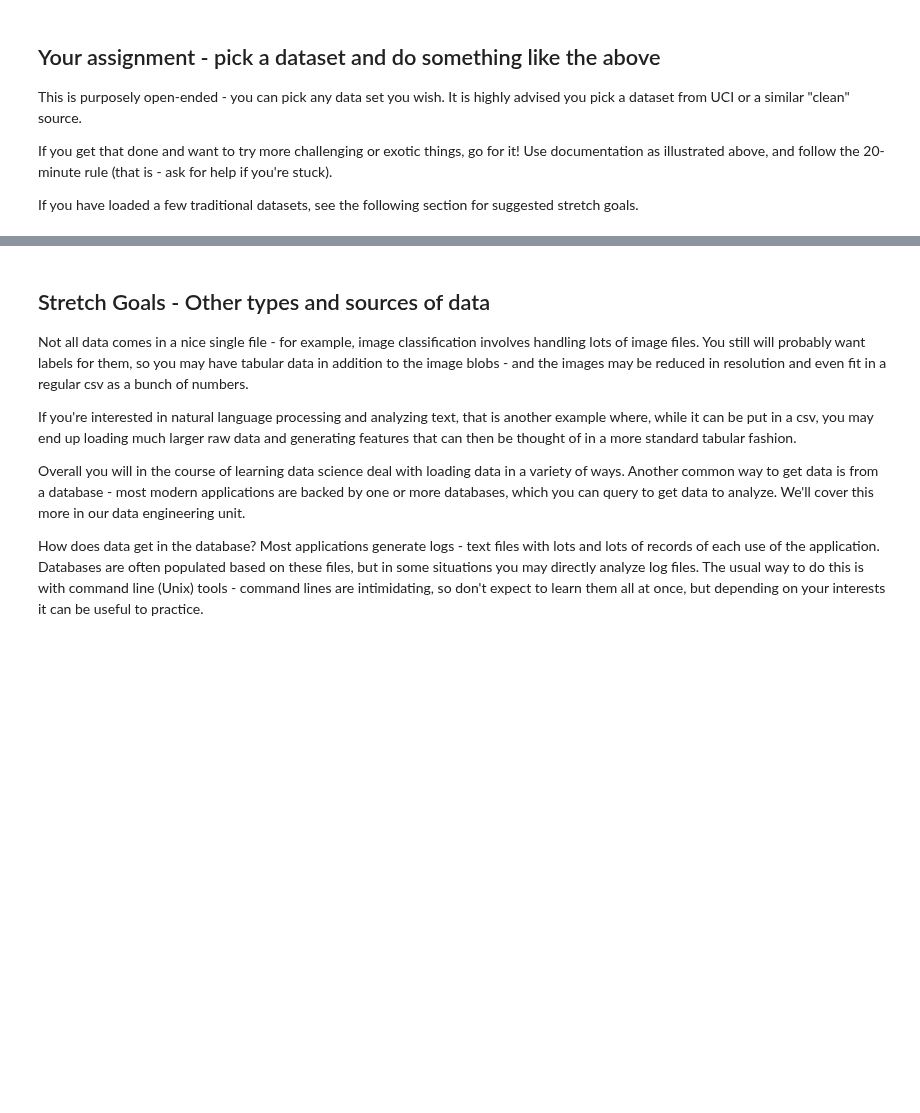
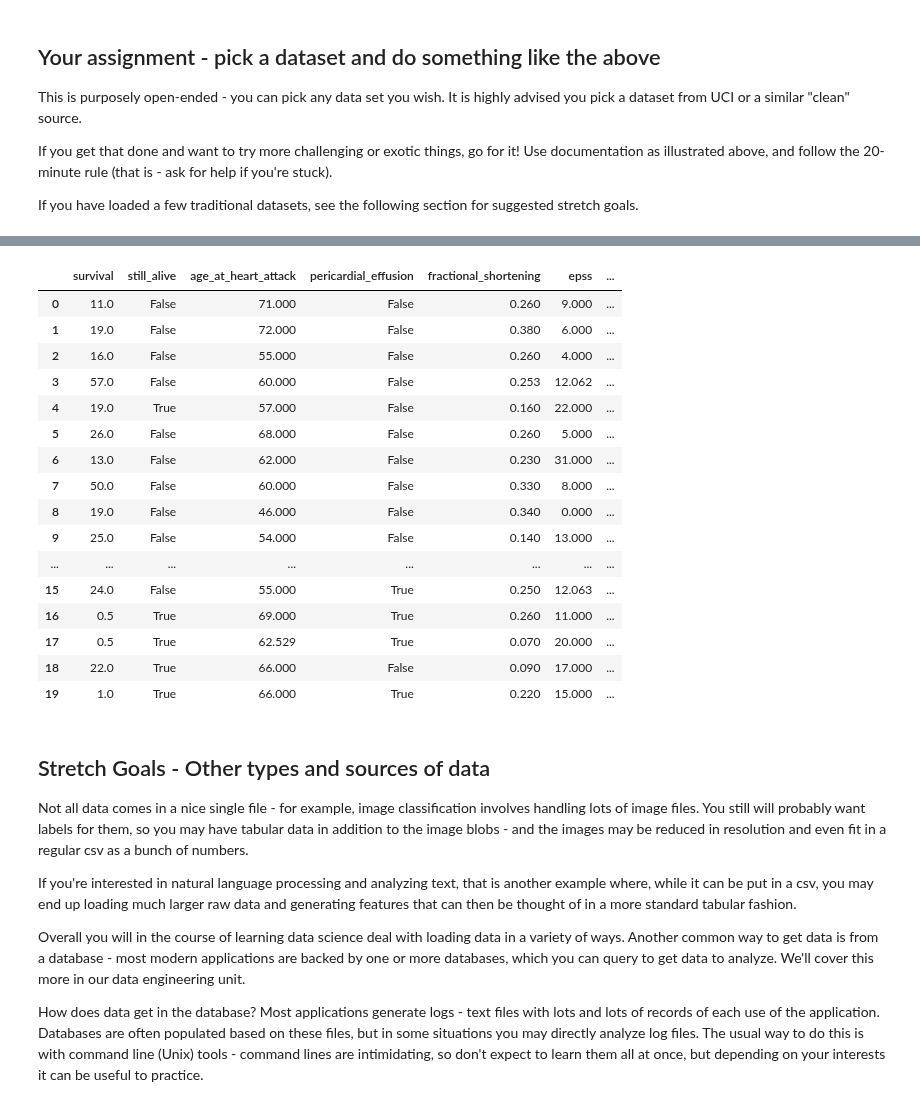
Before and after one commit to bloominstituteoftechnology/DS-Unit-1-Sprint-1-Dealing-With-Data, a Jupyter notebook: module2-loadingdata/LS_DS_112_Loading_Data.ipynb, the cells around one changed output, grey strips where cells are left out. Drawn from its saved outputs; the diff is of its cells as text; code cells hidden in the pictures; blank space fills up the shorter version.

```diff
--- a/module2-loadingdata/LS_DS_112_Loading_Data.ipynb
+++ b/module2-loadingdata/LS_DS_112_Loading_Data.ipynb
@@ -215,0 +401,7 @@ If you have loaded a few traditional datasets, see the following section for sug
+# %%
+# 1. Read in dataset: UCI MLR Endocardiogram Dataset
+# Read in CSV file and set feature labels
+features = ['survival', 'still_alive', 'age_at_heart_attack', 'pericardial_effusion', 'fractional_shortening', 'epss',
+           'lvdd', 'wall_motion_score', 'wall_motion_index', 'mult', 'name', 'group', 'alive_at_1']
+df = pd.read_csv('https://archive.ics.uci.edu/ml/machine-learning-databases/echocardiogram/echocardiogram.data', header=None, names=features)
+df.head()
@@ -215,0 +439,10 @@ If you have loaded a few traditional datasets, see the following section for sug
+# %%
+# 3. Data engineering
+# There is only one NaN 'survival' observation so I will use pd.dropna()
+df = df.dropna(how='any', axis='index')
+
+# Drop useless features, based on dataset documentation
+df = df.drop(labels=['name', 'group', 'mult'], axis='columns')
+
+# Based on the DataFrame shape from the previous cell, the new shape() should return (131, 10)
+df.shape
@@ -215,0 +451,16 @@ If you have loaded a few traditional datasets, see the following section for sug
+# %%
+# Replace missing data with NaN explicitly instead of pd.to_numeric(coerce='')
+df = df.replace('?', np.NaN)
+df = df.fillna(method='ffill')
+
+# This operation violates the DRY principle, and there should be a more concise way to perform this type casting.
+# I found this method here: https://stackoverflow.com/questions/15891038/change-data-type-of-columns-in-pandas
+df[['survival', 'age_at_heart_attack', 'fractional_shortening', 'epss', 'lvdd',
+  'wall_motion_score', 'wall_motion_index']] = df[['survival', 'age_at_heart_attack', 'fractional_shortening', 'epss', 'lvdd',
+  'wall_motion_score', 'wall_motion_index']].apply(pd.to_numeric)
+
+# A separate method for type casting, going from float to int
+df = df.astype({'still_alive': int, 'alive_at_1': int})
+# Now, convert from int to bool
+df = df.astype({'still_alive': bool, 'alive_at_1': bool, 'pericardial_effusion': bool})
+df.info()
@@ -216,3 +483,24 @@ If you have loaded a few traditional datasets, see the following section for sug
+# %%
+# 4. Display resultant DataFrame
+df.head(20)
+# %% [output]
+|  | survival | still_alive | age_at_heart_attack | pericardial_effusion | fractional_shortening | epss | ... |
+| 0 | 11.0 | False | 71.000 | False | 0.260 | 9.000 | ... |
+| 1 | 19.0 | False | 72.000 | False | 0.380 | 6.000 | ... |
+| 2 | 16.0 | False | 55.000 | False | 0.260 | 4.000 | ... |
+| 3 | 57.0 | False | 60.000 | False | 0.253 | 12.062 | ... |
+| 4 | 19.0 | True | 57.000 | False | 0.160 | 22.000 | ... |
+| 5 | 26.0 | False | 68.000 | False | 0.260 | 5.000 | ... |
+| 6 | 13.0 | False | 62.000 | False | 0.230 | 31.000 | ... |
+| 7 | 50.0 | False | 60.000 | False | 0.330 | 8.000 | ... |
+| 8 | 19.0 | False | 46.000 | False | 0.340 | 0.000 | ... |
+| 9 | 25.0 | False | 54.000 | False | 0.140 | 13.000 | ... |
+| ... | ... | ... | ... | ... | ... | ... | ... |
+| 15 | 24.0 | False | 55.000 | True | 0.250 | 12.063 | ... |
+| 16 | 0.5 | True | 69.000 | True | 0.260 | 11.000 | ... |
+| 17 | 0.5 | True | 62.529 | True | 0.070 | 20.000 | ... |
+| 18 | 22.0 | True | 66.000 | False | 0.090 | 17.000 | ... |
+| 19 | 1.0 | True | 66.000 | True | 0.220 | 15.000 | ... |
 # %% [markdown]
 ## Stretch Goals - Other types and sources of data
 
```
Also changed, not shown: parts of 27 cells of this notebook.
